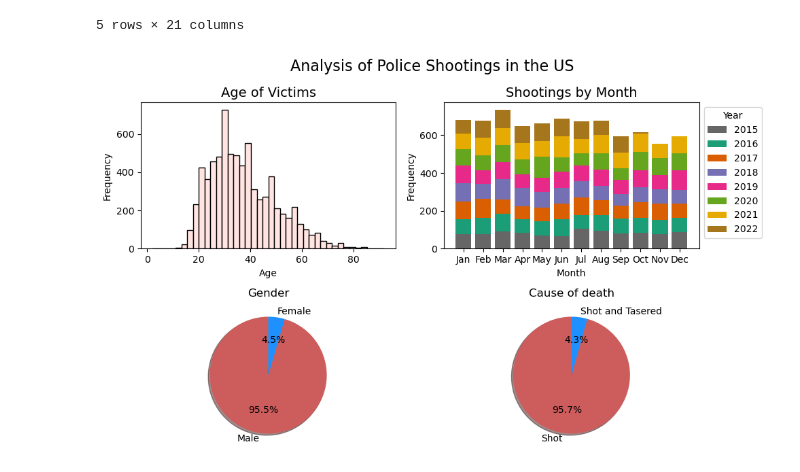
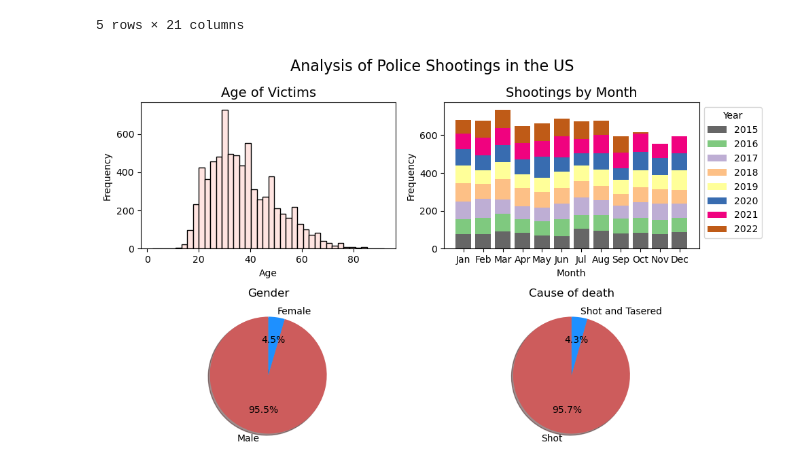
Before and after one commit to fongc123/notes, a Jupyter notebook: src/data visualization/police_shootings.ipynb, the cells around one changed output. Drawn from its saved outputs; the diff is of its cells as text; code cells hidden in the pictures.

```diff
--- a/src/data visualization/police_shootings.ipynb
+++ b/src/data visualization/police_shootings.ipynb
@@ -59,7 +59,7 @@ for year in sorted(df['year'].unique()):
         height = height_year,
         label = year,
         bottom = height_previous,
-        color = plt.get_cmap("Dark2")(year % 8)
+        color = plt.get_cmap("Accent")(year % 8)
     )
     height_previous += height_year
 ax2.set_title("Shootings by Month", fontsize = 14)
@@ -71,31 +71,31 @@ ax2.legend(
     bbox_to_anchor = (1, 1)
 )
 
 # line graph of shootings by month
 gender = df['gender'].value_counts()
 ax3.pie(
     x = gender,
     labels = [ "Male", "Female" ],
     autopct = "%1.1f%%",
     shadow = True,
     startangle = 90,
     colors = [ "indianred", "dodgerblue" ]
 )
 ax3.set_title("Gender")
 
 # pie chart of manner of death
 manner_of_death = df['manner_of_death'].value_counts()
 ax4.pie(
     x = manner_of_death,
     labels = [ "Shot", "Shot and Tasered" ],
     autopct = "%1.1f%%",
     shadow = True,
     startangle = 90,
     colors = [ "indianred", "dodgerblue" ]
 )
 ax4.set_title("Cause of death")
 
 fig.tight_layout()
 fig.show()
 # %% [output]
-[figure, old version]
+[figure, new version]
```
Also changed, not shown: parts of 1 cell of this notebook.
